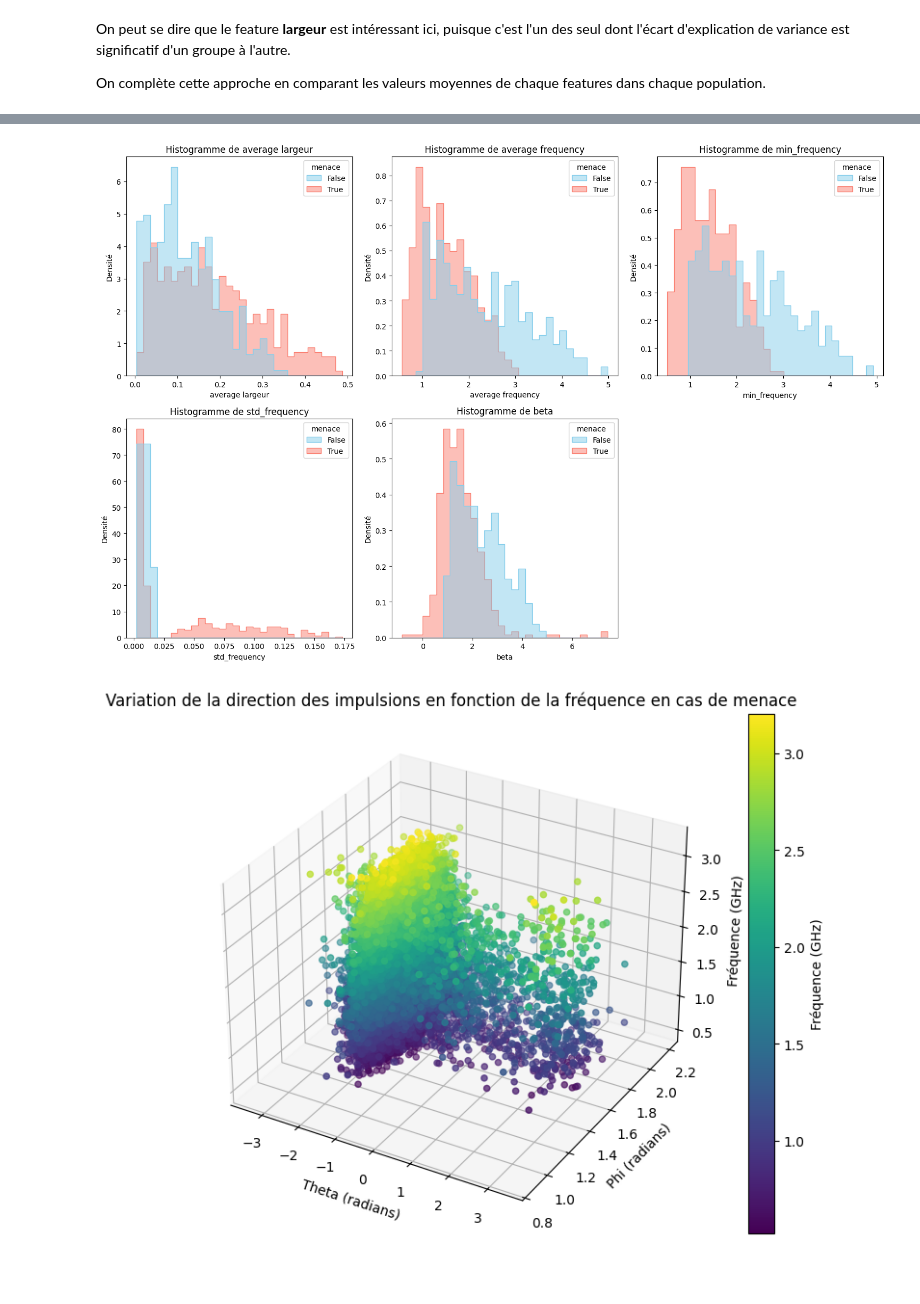
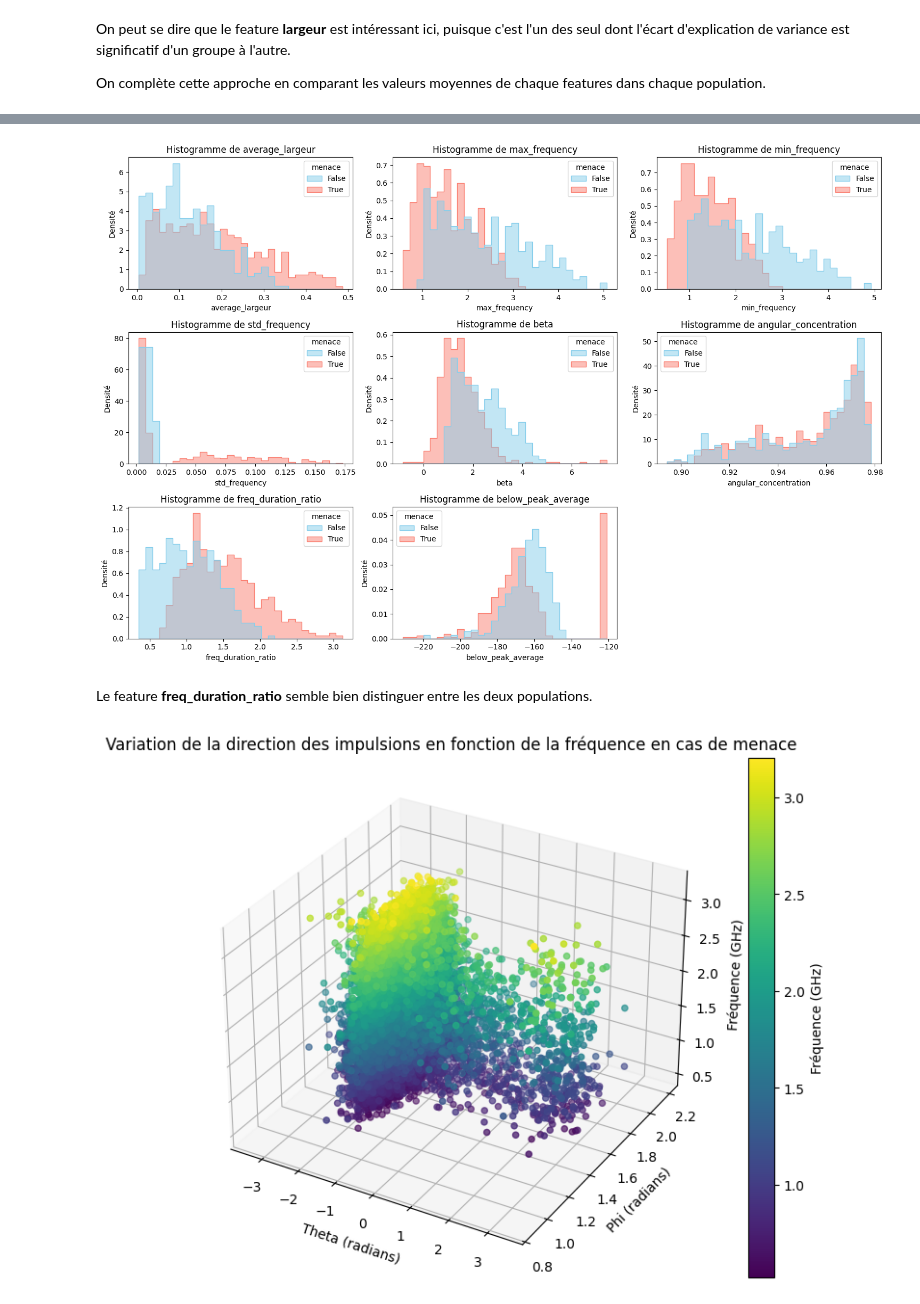
Before and after one commit to NailKhelifa/MVA_deep_and_signal, a Jupyter notebook: TP2/dls_tp2.ipynb, the cells around one changed output, grey strips where cells are left out. Saved outputs shown, nothing was run; the diff lists cells and outputs as text; code cells hidden in the pictures; blank space fills up the shorter version.

```diff
--- a/TP2/dls_tp2.ipynb
+++ b/TP2/dls_tp2.ipynb
@@ -221,10 +222,15 @@ def data_transformation(source="train", sample_count=200) -> pd.DataFrame:
         features_dataset["max_frequency"] = np.max(data_points['frequence'])
         features_dataset["min_frequency"] = np.min(data_points['frequence'])
         features_dataset["std_frequency"] = np.std(data_points['frequence'])
-        features_dataset["average frequency"] = np.mean(data_points["frequence"])
-        features_dataset["average puissance"] = np.mean(data_points["frequence"])/np.mean(data_points["puissance"])
+        features_dataset["average_frequency"] = np.mean(data_points["frequence"])
+        features_dataset["average_puissance"] = np.mean(data_points["frequence"])/np.mean(data_points["puissance"])
         features_dataset["beta"] = calculate_residuals(data_points['largeur'], data_points['frequence'])
-        features_dataset["average largeur"] = np.mean(data_points["largeur"])
+        features_dataset["average_largeur"] = np.mean(data_points["largeur"])
+        delta_theta = np.diff(data_points["theta"])
+        delta_phi = np.diff(data_points["phi"])
+        features_dataset["angular_distances"] = np.sqrt(delta_theta**2 + delta_phi**2)
+        features_dataset["angular_concentration"] = np.abs(np.mean(np.exp(1j * (data_points["theta"] + data_points["phi"]))))
+        features_dataset["freq_duration_ratio"] = (features_dataset["impulse_frequency"] * features_dataset["average_largeur"])/np.abs(np.max(data_points["puissance"]))
         features.append(features_dataset)  # Add the transformed record to the list
 
     # Conversion of the list of records to DataFrame
@@ -415,12 +399,13 @@ On peut se dire que le feature **largeur** est intéressant ici, puisque c'est l
 On complète cette approche en comparant les valeurs moyennes de chaque features dans chaque population.
 # %%
 # Variables à tracer
-variables = ['average largeur', 'average frequency', 'min_frequency', 'std_frequency', 'beta']
+features_list = ['average_largeur', 'max_frequency', 'min_frequency', 'std_frequency', 'beta',
+                 'angular_concentration', 'freq_duration_ratio', 'below_peak_average']
 
 # Tracer les boxplots pour chaque variable en fonction de la menace
 plt.figure(figsize=(15, 10))
-for i, var in enumerate(variables):
-    plt.subplot(2, 3, i+1)  # Deux lignes, deux colonnes
+for i, var in enumerate(features_list):
+    plt.subplot(3, 3, i+1)  # Deux lignes, deux colonnes
     sns.boxplot(x='menace', y=var, data=df_train, palette=['skyblue', 'salmon'])
     plt.title(f'Boxplot de {var} selon la menace')
     plt.ylabel(var)
@@ -452,18 +435,20 @@ Passing `palette` without assigning `hue` is deprecated and will be removed in v
 # %%
 # Tracer les histograms
 plt.figure(figsize=(15, 10))
-for i, var in enumerate(variables):
-    plt.subplot(2, 3, i + 1)  # Deux lignes, trois colonnes
+for i, var in enumerate(features_list):
+    plt.subplot(3, 3, i + 1)  # Deux lignes, trois colonnes
     sns.histplot(data=df_train, x=var, hue='menace', element='step', stat='density', common_norm=False,
                  palette=['skyblue', 'salmon'], bins=30, alpha=0.5)
     plt.title(f'Histogramme de {var}')
     plt.ylabel('Densité')
     plt.xlabel(var)
 
 plt.tight_layout()
 plt.show()
 # %% [output]
-[figure, old version]
+[figure, new version]
+# %% [markdown]
+Le feature **freq_duration_ratio** semble bien distinguer entre les deux populations.
 # %%
 # Créer une figure 3D
 fig = plt.figure(figsize=(10, 7))
```
Also changed, not shown: parts of 13 cells of this notebook.
